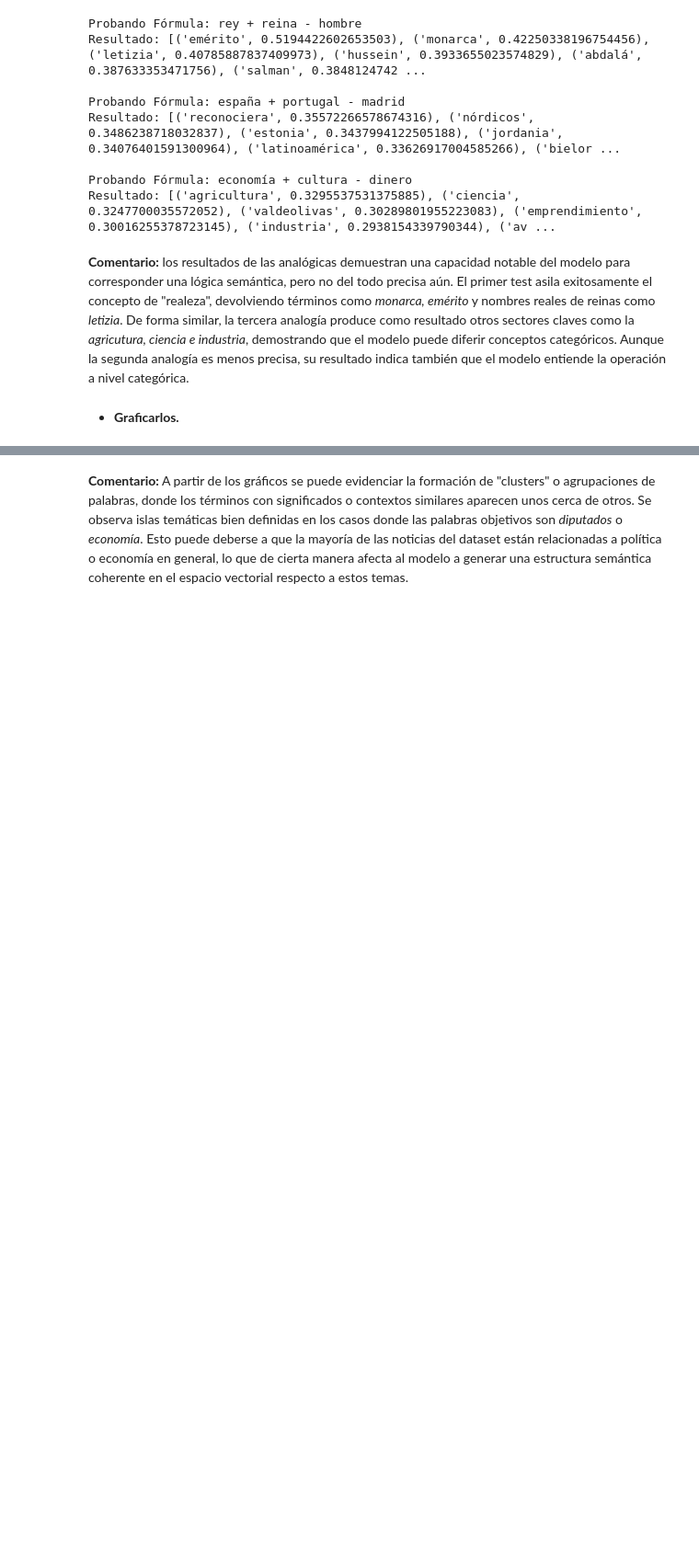
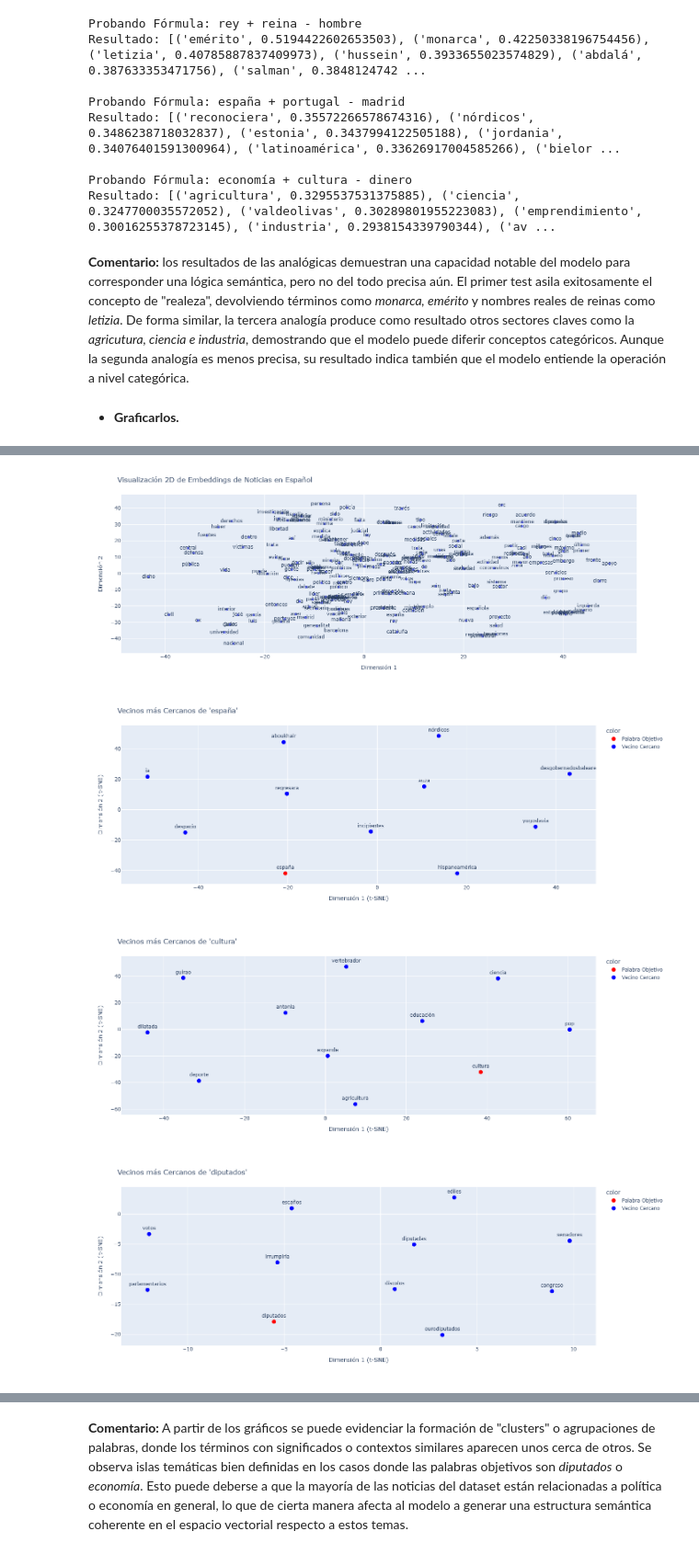
Before and after one commit to joshpg190498/CEIA-b04-PLN-TP, a Jupyter notebook: Desafio2/Jose_Perez_19co_PLN_Desafio_2.ipynb, the cells around one changed output, grey strips where cells are left out. Shown: that part at 92% size. Drawn from its saved outputs; the diff is of its cells as text; code cells hidden in the pictures; blank space fills up the shorter version.

```diff
--- a/Desafio2/Jose_Perez_19co_PLN_Desafio_2.ipynb
+++ b/Desafio2/Jose_Perez_19co_PLN_Desafio_2.ipynb
@@ -402,0 +393,13 @@ plot_word_and_neighbors("economía", model)
+# %%
+# Mostrar imágenes resultantes como png estático para visualización en Git
+from IPython.display import Image
+
+images_list = ["news.png", "españa.png", "cultura.png", "diputados.png", "economía.png", "deportes.png"]
+
+for image in images_list:
+  display(Image(filename=image))
+# %% [output]
+[figure, added]
+[figure, added]
+[figure, added]
+[figure, added]
```
Also changed, not shown: parts of 5 cells of this notebook.
